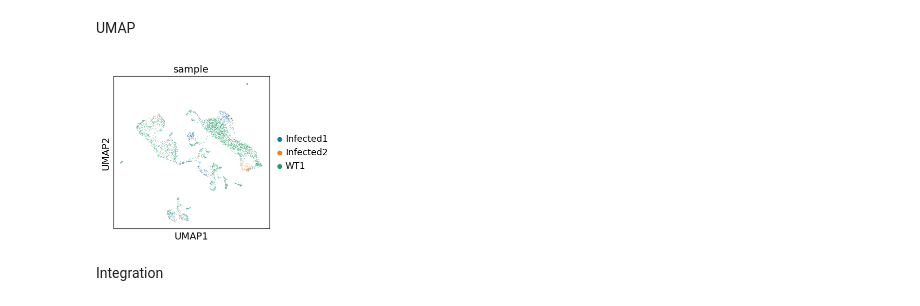
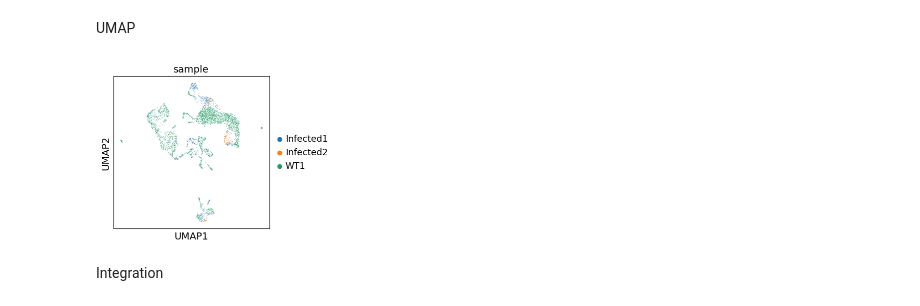
Before and after one commit to CorwinAnsley/biol5177_work, a Jupyter notebook: cw_2/cw_analysis.ipynb, the cells around one changed output. Cells and saved outputs as stored; diff of their text form; code cells hidden in the pictures.

```diff
--- a/cw_2/cw_analysis.ipynb
+++ b/cw_2/cw_analysis.ipynb
@@ -122,13 +118,18 @@ sc.tl.umap(uninter_adata)
 # %%
-sc.pl.umap(
-    uninter_adata,
-    color="sample",
-    size=2,
-    return_fig=True
-).savefig('./plots/umap.pdf', bbox_inches='tight')
-#fig.savefig('test.png')
+uninter_adata = adata.copy()
+def run_umap(adata, fig_filepath, n_pcs=None, use_rep=None):
+    sc.pp.neighbors(adata, n_pcs=n_pcs, use_rep=use_rep)
+    sc.tl.umap(adata)
+    sc.pl.umap(
+        adata,
+        color="sample",
+        size=2,
+        return_fig=True
+    ).savefig(fig_filepath, bbox_inches='tight')
+
+run_umap(uninter_adata,'./plots/umap.pdf', n_pcs=28)
 # %% [output]
-[figure, old version]
+[figure, new version]
 # %% [markdown]
 Integration
 # %%
```
Also changed, not shown: parts of 11 cells of this notebook.
